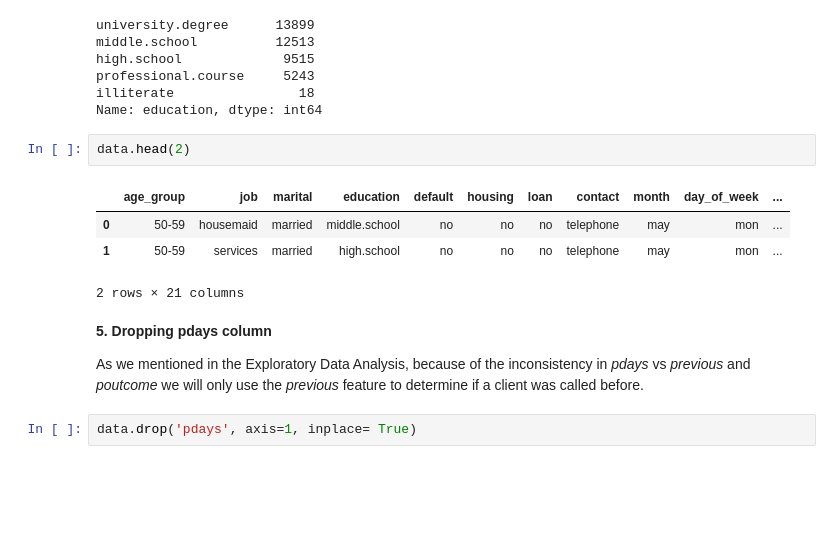
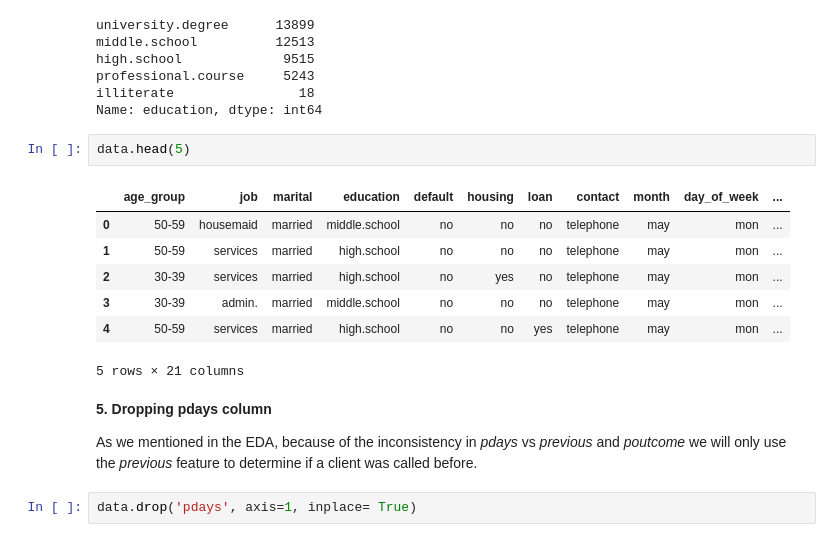
Before and after one commit to marfurt1/regresion_logistica_Bank, a Jupyter notebook: src/explore.ipynb, the cells around one changed output. Drawn from its saved outputs; the diff is of its cells as text; blank space fills up the shorter version.

```diff
--- a/src/explore.ipynb
+++ b/src/explore.ipynb
@@ -543,16 +553,19 @@ professional.course     5243
 illiterate                18
 Name: education, dtype: int64
 # %%
-data.head(2)
+data.head(5)
 # %% [output]
 |  | age_group | job | marital | education | default | housing | loan | contact | month | day_of_week | ... |
 | 0 | 50-59 | housemaid | married | middle.school | no | no | no | telephone | may | mon | ... |
 | 1 | 50-59 | services | married | high.school | no | no | no | telephone | may | mon | ... |
+| 2 | 30-39 | services | married | high.school | no | yes | no | telephone | may | mon | ... |
+| 3 | 30-39 | admin. | married | middle.school | no | no | no | telephone | may | mon | ... |
+| 4 | 50-59 | services | married | high.school | no | no | yes | telephone | may | mon | ... |
-2 rows × 21 columns
+5 rows × 21 columns
 # %% [markdown]
 **5. Dropping pdays column**
 
-As we mentioned in the Exploratory Data Analysis, because of the inconsistency in *pdays* vs *previous* and *poutcome* we will only use the *previous* feature to determine if a client was called before.
+As we mentioned in the EDA, because of the inconsistency in *pdays* vs *previous* and *poutcome* we will only use the *previous* feature to determine if a client was called before.
 # %%
 data.drop('pdays', axis=1, inplace= True)
 # %% [markdown]
```
Also changed, not shown: parts of 10 cells of this notebook.
